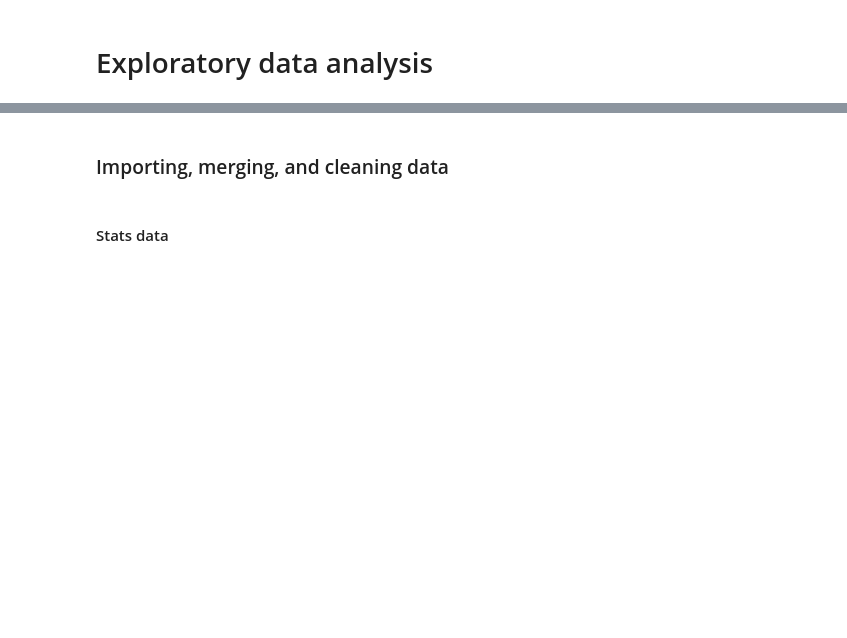
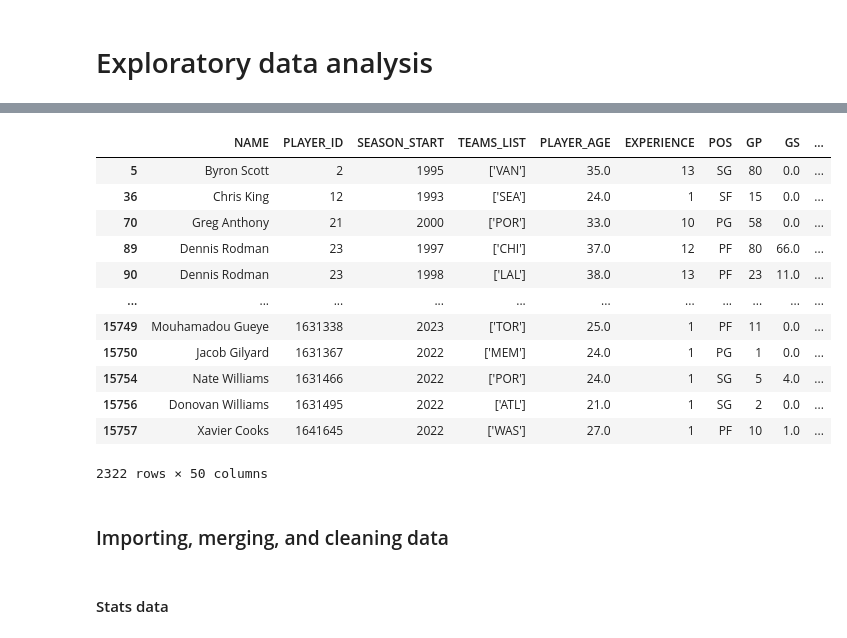
Before and after one commit to aapandy2/predicting_nba_player_retention, a Jupyter notebook: exploratory_data_analysis.ipynb, the cells around one changed output, grey strips where cells are left out. Saved outputs shown, nothing was run; the diff lists cells and outputs as text; code cells hidden in the pictures; blank space fills up the shorter version.

```diff
--- a/exploratory_data_analysis.ipynb
+++ b/exploratory_data_analysis.ipynb
@@ -12,3 +90,19 @@ sns.set_style("darkgrid")
+# %%
+nba_df[nba_df["WAIVED_AFTER_REG_SEASON"]==1]
+# %% [output]
+|  | NAME | PLAYER_ID | SEASON_START | TEAMS_LIST | PLAYER_AGE | EXPERIENCE | POS | GP | GS | ... |
+| 5 | Byron Scott | 2 | 1995 | ['VAN'] | 35.0 | 13 | SG | 80 | 0.0 | ... |
+| 36 | Chris King | 12 | 1993 | ['SEA'] | 24.0 | 1 | SF | 15 | 0.0 | ... |
+| 70 | Greg Anthony | 21 | 2000 | ['POR'] | 33.0 | 10 | PG | 58 | 0.0 | ... |
+| 89 | Dennis Rodman | 23 | 1997 | ['CHI'] | 37.0 | 12 | PF | 80 | 66.0 | ... |
+| 90 | Dennis Rodman | 23 | 1998 | ['LAL'] | 38.0 | 13 | PF | 23 | 11.0 | ... |
+| ... | ... | ... | ... | ... | ... | ... | ... | ... | ... | ... |
+| 15749 | Mouhamadou Gueye | 1631338 | 2023 | ['TOR'] | 25.0 | 1 | PF | 11 | 0.0 | ... |
+| 15750 | Jacob Gilyard | 1631367 | 2022 | ['MEM'] | 24.0 | 1 | PG | 1 | 0.0 | ... |
+| 15754 | Nate Williams | 1631466 | 2022 | ['POR'] | 24.0 | 1 | SG | 5 | 4.0 | ... |
+| 15756 | Donovan Williams | 1631495 | 2022 | ['ATL'] | 21.0 | 1 | SG | 2 | 0.0 | ... |
+| 15757 | Xavier Cooks | 1641645 | 2022 | ['WAS'] | 27.0 | 1 | PF | 10 | 1.0 | ... |
+2322 rows × 50 columns
 # %% [markdown]
 ### Importing, merging, and cleaning data
 # %% [markdown]
```
Also changed, not shown: parts of 10 cells of this notebook.
